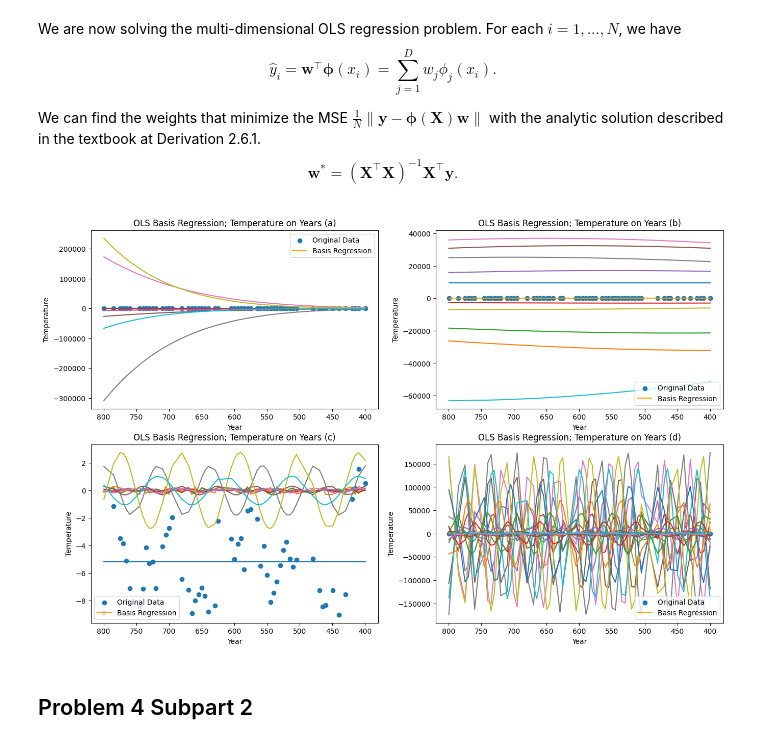
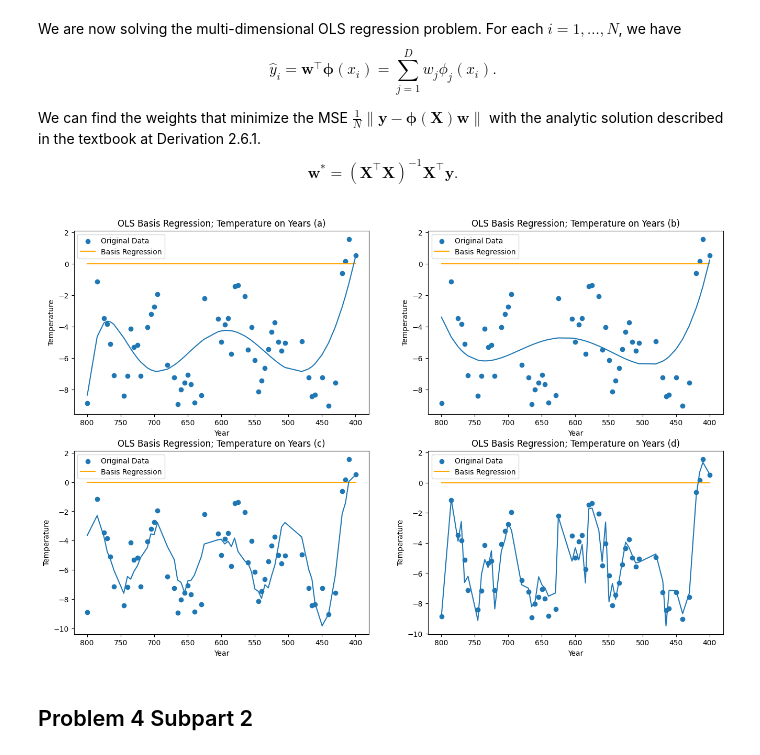
Before and after one commit to Martinez-andy/cs181-s24-homeworks, a Jupyter notebook: hw1/homework1.ipynb, the cells around one changed output. Saved outputs shown, nothing was run; the diff lists cells and outputs as text; code cells hidden in the pictures.

Commit message:
Finally figured out 4

```diff
--- a/hw1/homework1.ipynb
+++ b/hw1/homework1.ipynb
@@ -291,33 +290,33 @@ def find_weights(X,y):
 # %%
 _, ax = plt.subplots(2,2, figsize = (16,10))
 
 for i, part in enumerate(['a', 'b', 'c' ,'d']):
   # Plotting the original data
   phi_years_train = make_basis(year_train, part)
   w = find_weights(phi_years_train, temp_train)
 
 
   ax[i//2, i%2].scatter(year_train, temp_train, label = "Original Data")
 
   xs = np.linspace(year_train.min(), year_train.max(), 1000)
   y_pred = [0 for _ in xs]
   ax[i//2, i%2].plot(xs, y_pred, color = 'orange', label = "Basis Regression")
   ax[i//2, i%2].set_xlabel("Year")
   ax[i//2, i%2].set_ylabel("Temperature")
   ax[i//2, i%2].set_title(f"OLS Basis Regression; Temperature on Years ({part})")
 
   ax[i//2, i%2].legend()
 
 
   # TODO: Plot the regression line generated by your model.
-    # idk dawg
-  ax[i//2, i%2].plot(year_train, phi_years_train * w, label=f"Model {part}")
+  # idk dawg
+  ax[i//2, i%2].plot(year_train, np.dot(w, phi_years_train.T), label=f"Model {part}")
   ax[i//2, i%2].invert_xaxis()
 
 
 plt.savefig("images/p3.1.png")
 # %% [output]
-[figure, old version]
+[figure, new version]
 # %% [markdown]
 ## Problem 4 Subpart 2
 # %%
```
Also changed, not shown: parts of 3 cells of this notebook, 1 other file.
